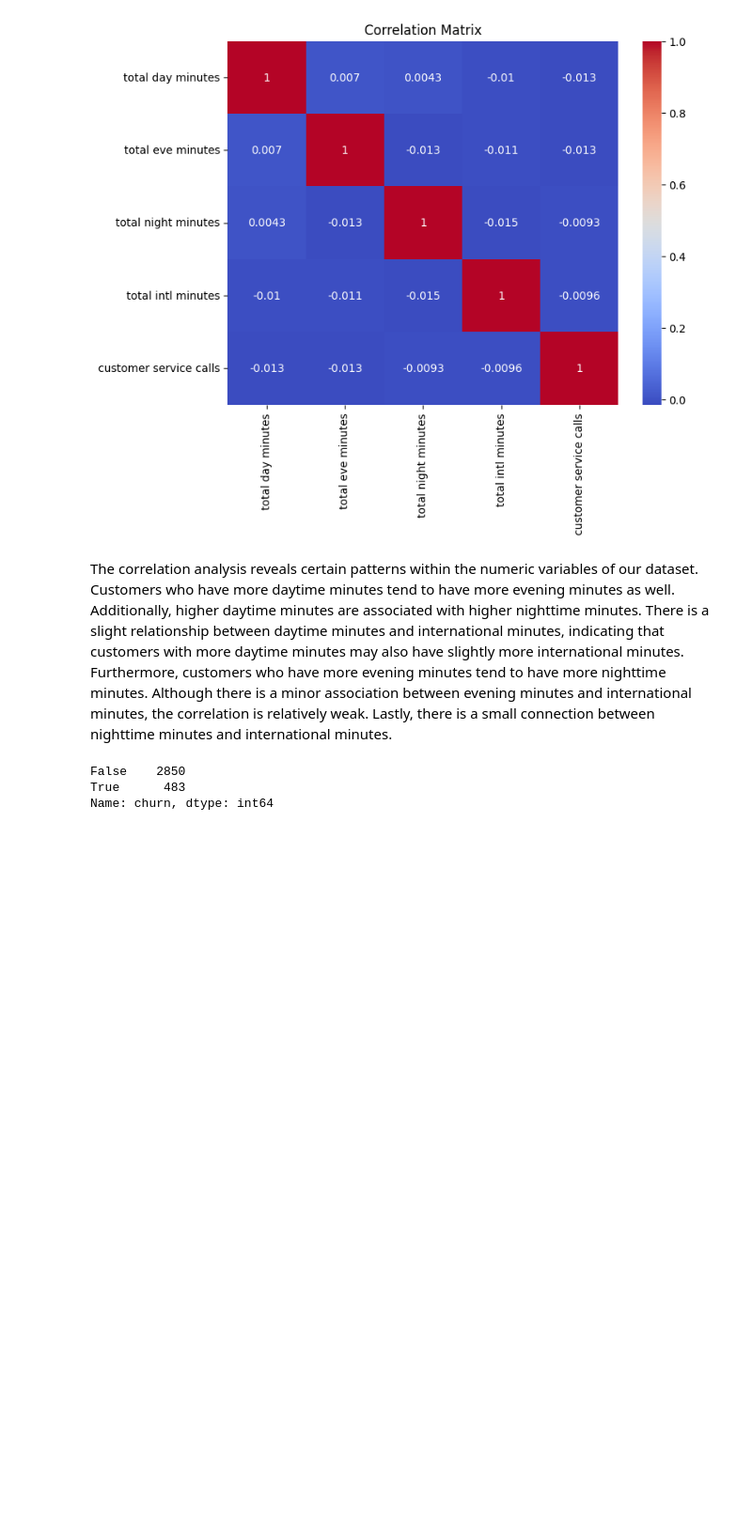
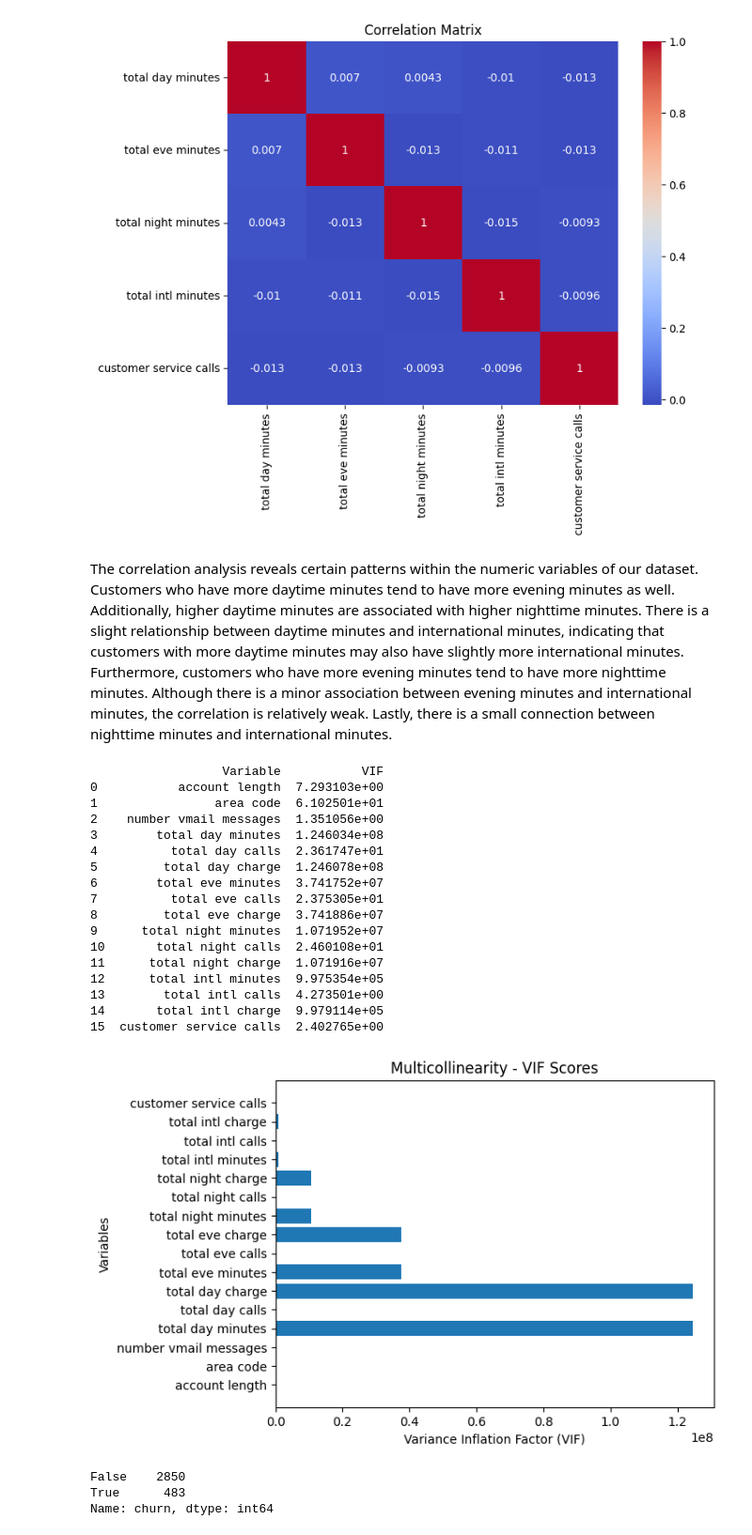
Before and after one commit to ndutakanyora/SyriaTel-Customer-Churn, a Jupyter notebook: Final submission.ipynb, the cells around one changed output. Shown at 94% size. Drawn from its saved outputs; the diff is of its cells as text; code cells hidden in the pictures; blank space fills up the shorter version.

```diff
--- a/Final submission.ipynb
+++ b/Final submission.ipynb
@@ -232,6 +233,49 @@ plt.show()
 [figure]
 # %% [markdown]
 The correlation analysis reveals certain patterns within the numeric variables of our dataset. Customers who have more daytime minutes tend to have more evening minutes as well. Additionally, higher daytime minutes are associated with higher nighttime minutes. There is a slight relationship between daytime minutes and international minutes, indicating that customers with more daytime minutes may also have slightly more international minutes. Furthermore, customers who have more evening minutes tend to have more nighttime minutes. Although there is a minor association between evening minutes and international minutes, the correlation is relatively weak. Lastly, there is a small connection between nighttime minutes and international minutes.
+# %%
+# Checking for multicollinearity
+# Assuming 'df' is your DataFrame containing the predictor variables
+X = df.select_dtypes(include='number')  # Select numerical columns only
+
+# Calculate VIF for each predictor variable
+vif_data = pd.DataFrame()
+vif_data['Variable'] = X.columns
+vif_data['VIF'] = [variance_inflation_factor(X.values, i) for i in range(X.shape[1])]
+
+# Display the VIF values
+print(vif_data)
+
+#Visualizing multicollinearity
+# Extract the variable names and VIF values from the DataFrame
+variables = vif_data['Variable']
+vif_scores = vif_data['VIF']
+
+# Create a bar plot
+plt.barh(variables, vif_scores)
+plt.xlabel('Variance Inflation Factor (VIF)')
+plt.ylabel('Variables')
+plt.title('Multicollinearity - VIF Scores')
+plt.show()
+# %% [output]
+                  Variable           VIF
+0           account length  7.293103e+00
+1                area code  6.102501e+01
+2    number vmail messages  1.351056e+00
+3        total day minutes  1.246034e+08
+4          total day calls  2.361747e+01
+5         total day charge  1.246078e+08
+6        total eve minutes  3.741752e+07
+7          total eve calls  2.375305e+01
+8         total eve charge  3.741886e+07
+9      total night minutes  1.071952e+07
+10       total night calls  2.460108e+01
+11      total night charge  1.071916e+07
+12      total intl minutes  9.975354e+05
+13        total intl calls  4.273501e+00
+14       total intl charge  9.979114e+05
+15  customer service calls  2.402765e+00
+[figure, added]
 # %%
 # Providing a summary of the distribution of the churn values in the dataframe
 print(df['churn'].value_counts())
```
Also changed, not shown: parts of 4 cells of this notebook, 1 other file.
